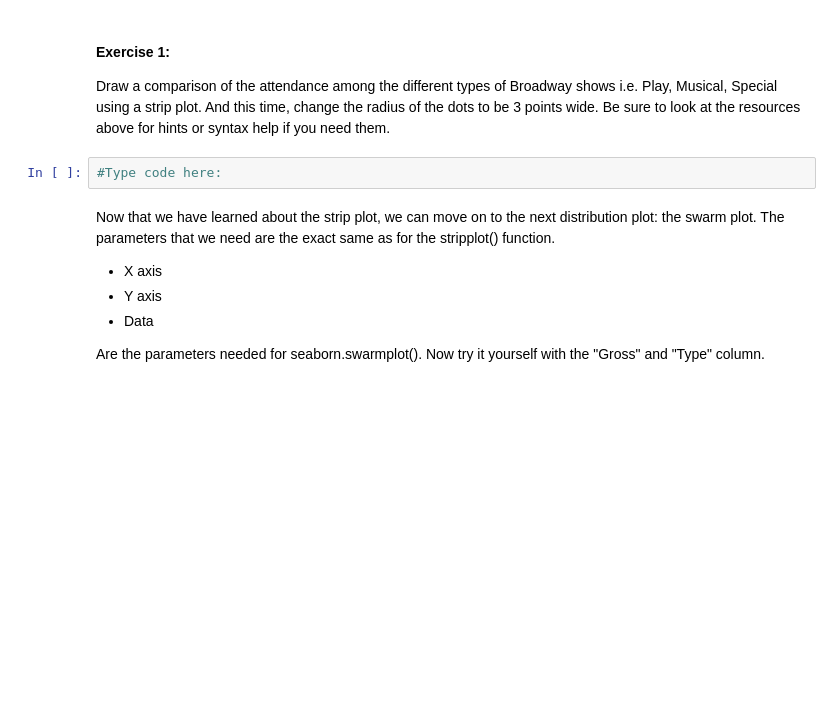
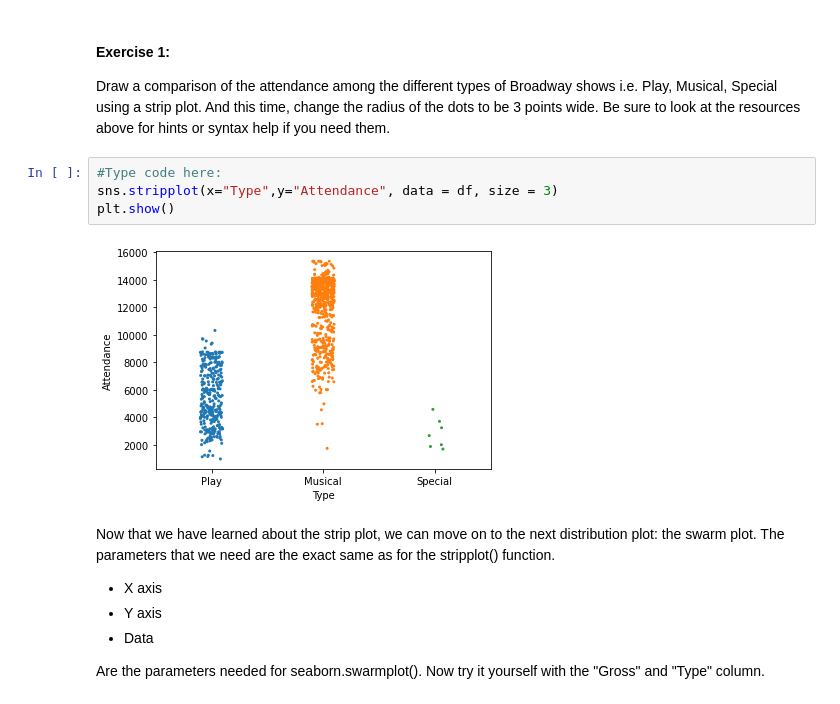
Before and after one commit to mjcarr458/CISC367DataScience, a Jupyter notebook: VisualizationWork/swarm_plots.ipynb, the cells around one changed output. Saved outputs shown, nothing was run; the diff lists cells and outputs as text; blank space fills up the shorter version.

```diff
--- a/VisualizationWork/swarm_plots.ipynb
+++ b/VisualizationWork/swarm_plots.ipynb
@@ -80,8 +80,12 @@ Swarm plots are very similar in analysis to strip plots since they depict the sa
 # %% [markdown]
 #### Exercise 1:
 Draw a comparison of the attendance among the different types of Broadway shows i.e. Play, Musical, Special using a strip plot. And this time, change the radius of the dots to be 3 points wide. Be sure to look at the resources above for hints or syntax help if you need them.
-# %%
-#Type code here:
+# %%
+#Type code here:
+sns.stripplot(x="Type",y="Attendance", data = df, size = 3)
+plt.show()
+# %% [output]
+[figure, added]
 # %% [markdown]
 Now that we have learned about the strip plot, we can move on to the next distribution plot: the swarm plot.
 The parameters that we need are the exact same as for the stripplot() function.
```
Also changed, not shown: parts of 12 cells of this notebook, 4 other files.
